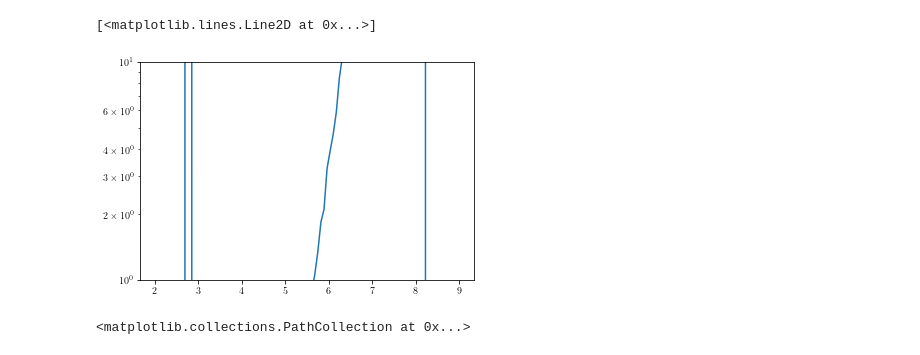
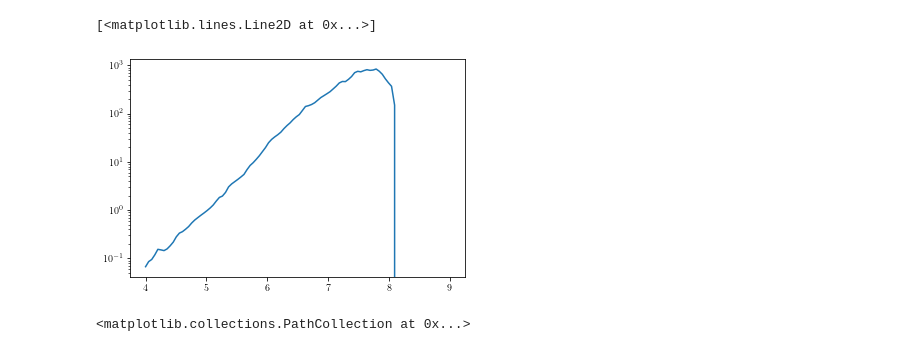
Before and after one commit to MeighenBergerS/dmpoint, a Jupyter notebook: notebooks/sky_hotspots_density.ipynb, the cells around one changed output. Cells and saved outputs as stored; diff of their text form; code cells hidden in the pictures.

```diff
--- a/notebooks/sky_hotspots_density.ipynb
+++ b/notebooks/sky_hotspots_density.ipynb
@@ -79,29 +79,31 @@ event_dic = {
 # %%
 # Loading weights
 def weight_constructor(path_to_file: str) -> UnivariateSpline:
     """ constructes the energy weights for the IceCube events
 
     Parameters
     ----------
     path_to_file : str
         The theoretical preidcitons for the counts
 
     Returns
     -------
     weights : UnivariateSpline
         Spline which returns the weight corresponding to the input energy
         as log_10(E/GeV)
     """
     theoretical_predictions = pickle.load(open(path_to_file, "rb"))
     egrid = theoretical_predictions[0]
     weights_arr = np.nan_to_num(theoretical_predictions[2] / theoretical_predictions[3])
     # weights_arr[weights_arr > 1] = 1
     return UnivariateSpline(egrid, weights_arr, k=1, s=0)
-weights = weight_constructor("..\\data\\simulated_data_bkgrd_store_benchmark.pkl")
-plt.semilogy(np.linspace(2., 9., 100), weights(np.linspace(0., 10., 100)))
+# weights = weight_constructor("..\\data\\simulated_data_bkgrd_store_benchmark.pkl")
+# pickle.dump(weights, open("..\\data\\weights.pkl", "wb"))
+weights = pickle.load(open("..\\data\\weights.pkl", "rb"))
+plt.semilogy(np.linspace(4., 9., 100), weights(np.linspace(4., 10., 100)))
 # %% [output]
 [<matplotlib.lines.Line2D at 0x...>]
-[figure, old version]
+[figure, new version]
 # %%
 def data_filter(event_dic, energy_range, angle_range, years):
     # filters the data in energy and angle
```
Also changed, not shown: parts of 11 cells of this notebook, 15 other files.
